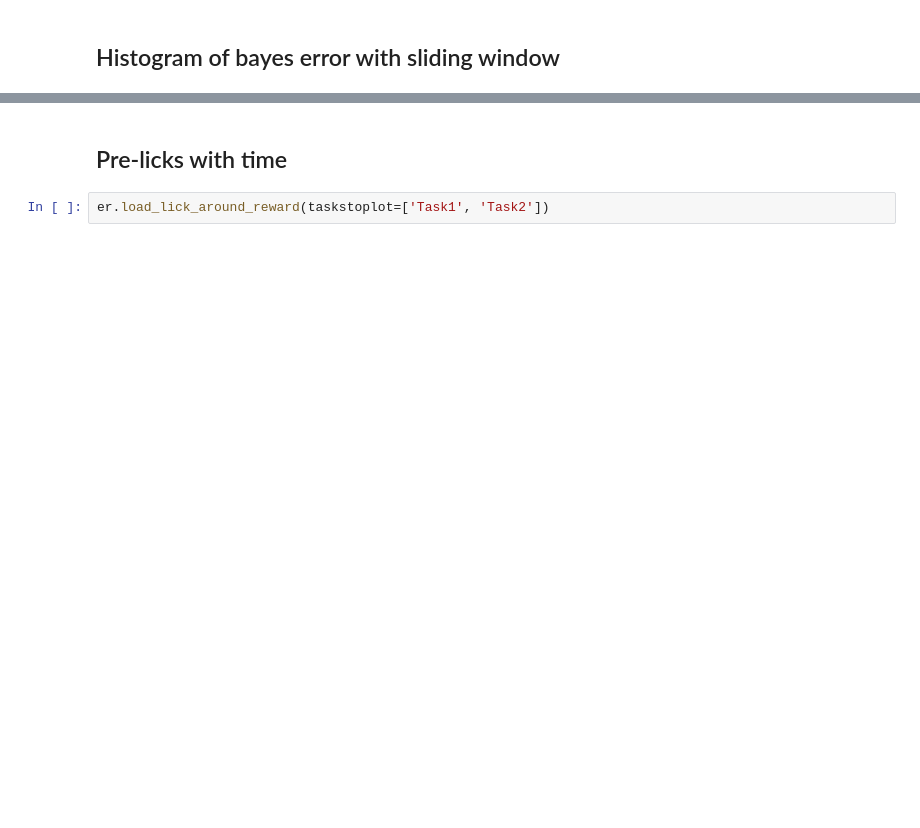
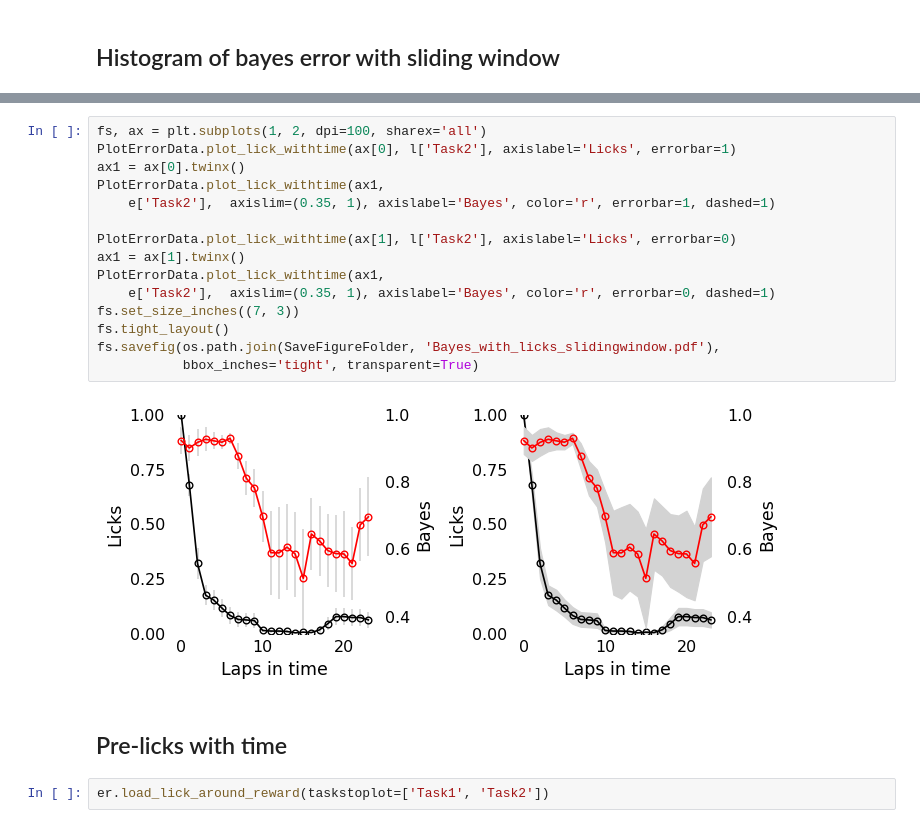
Before and after one commit to seethakris/HPCNoReward, a Jupyter notebook: Figure1/BayesAnalysis_Figure1.ipynb, the cells around one changed output, grey strips where cells are left out. Drawn from its saved outputs; the diff is of its cells as text; blank space fills up the shorter version.

```diff
--- a/Figure1/BayesAnalysis_Figure1.ipynb
+++ b/Figure1/BayesAnalysis_Figure1.ipynb
@@ -195,3 +255,20 @@ fs.savefig(os.path.join(SaveFigureFolder, 'Lickandbayeswithslidingwindow2.pdf'),
+# %%
+fs, ax = plt.subplots(1, 2, dpi=100, sharex='all')
+PlotErrorData.plot_lick_withtime(ax[0], l['Task2'], axislabel='Licks', errorbar=1)
+ax1 = ax[0].twinx()
+PlotErrorData.plot_lick_withtime(ax1,
+    e['Task2'],  axislim=(0.35, 1), axislabel='Bayes', color='r', errorbar=1, dashed=1)
+
+PlotErrorData.plot_lick_withtime(ax[1], l['Task2'], axislabel='Licks', errorbar=0)
+ax1 = ax[1].twinx()
+PlotErrorData.plot_lick_withtime(ax1,
+    e['Task2'],  axislim=(0.35, 1), axislabel='Bayes', color='r', errorbar=0, dashed=1)
+fs.set_size_inches((7, 3))
+fs.tight_layout()
+fs.savefig(os.path.join(SaveFigureFolder, 'Bayes_with_licks_slidingwindow.pdf'),
+           bbox_inches='tight', transparent=True)
+# %% [output]
+[figure, added]
 # %% [markdown]
 ## Pre-licks with time
 # %%
```
Also changed, not shown: parts of 19 cells of this notebook, 22 other files.
